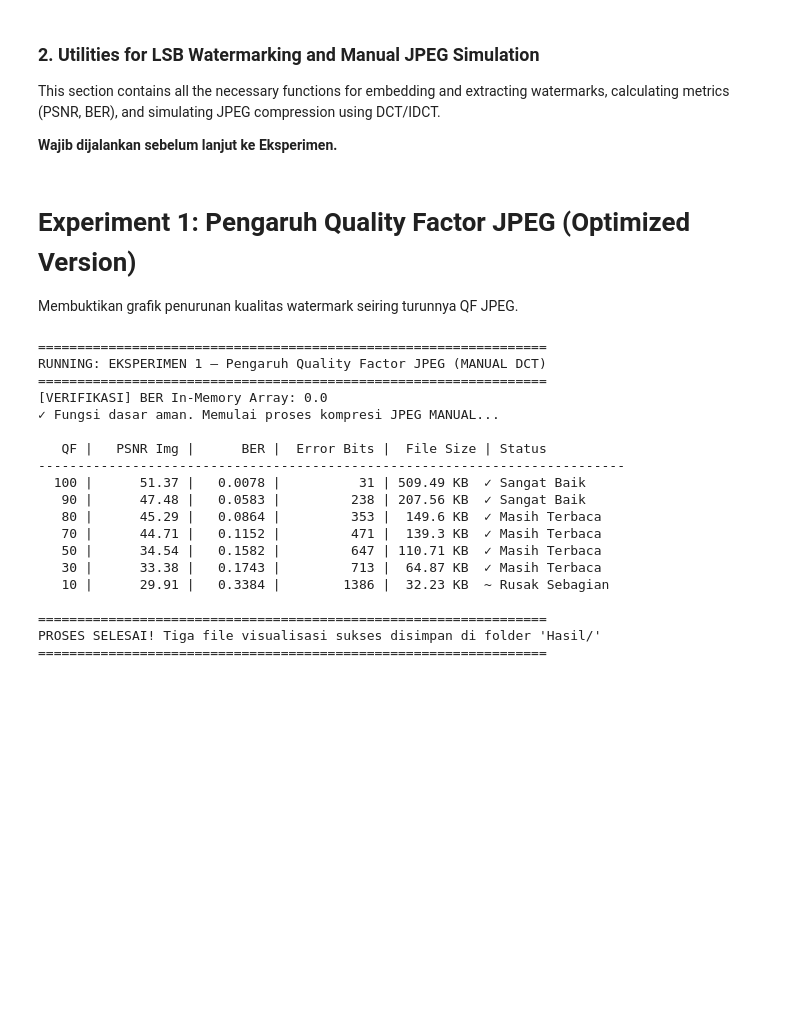
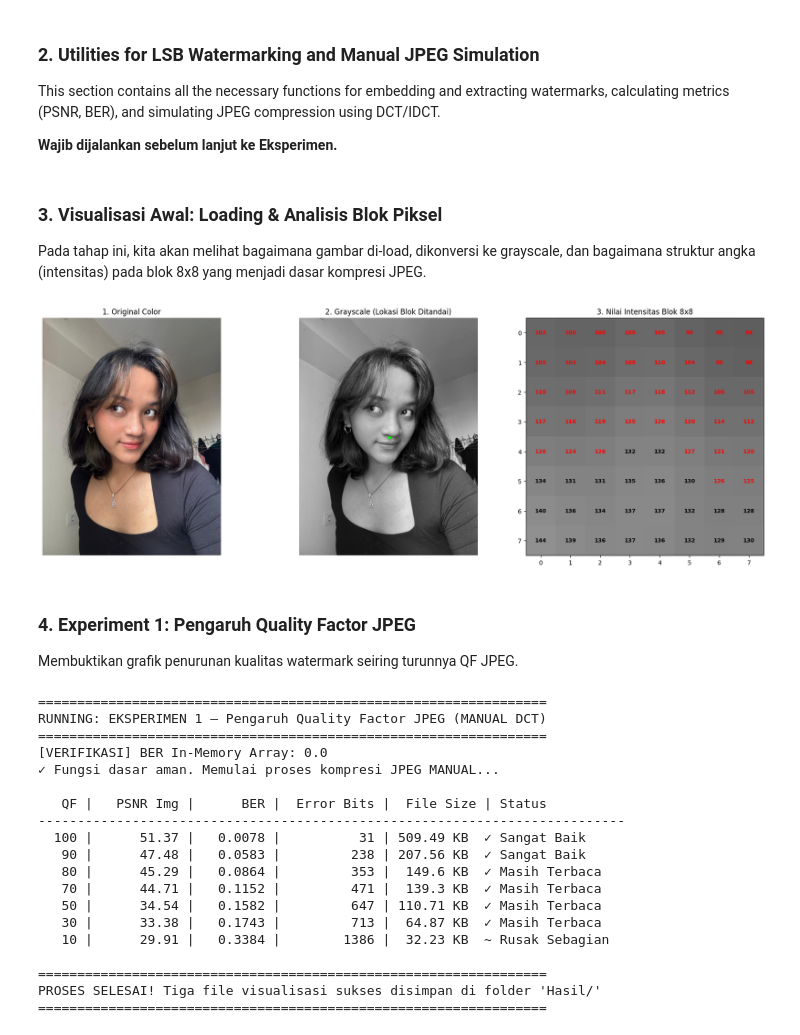
Before and after one commit to nadineoct/watermarking-sismul, a Jupyter notebook: tool/watermarking_analysis.ipynb, the cells around one changed output. Drawn from its saved outputs; the diff is of its cells as text; code cells hidden in the pictures; blank space fills up the shorter version.

Commit message:
Fix program bugs and add intial visualization

```diff
--- a/tool/watermarking_analysis.ipynb
+++ b/tool/watermarking_analysis.ipynb
@@ -225,8 +170,52 @@ def plot_metrics_table(data_rows, columns, title="Tabel Evaluasi"):
     plt.title(title, fontsize=12, fontweight='bold', pad=10)
     plt.tight_layout()
     return fig
+# %% [markdown]
+### 3. Visualisasi Awal: Loading & Analisis Blok Piksel
+
+Pada tahap ini, kita akan melihat bagaimana gambar di-load, dikonversi ke grayscale, dan bagaimana struktur angka (intensitas) pada blok 8x8 yang menjadi dasar kompresi JPEG.
+# %%
+IMAGE_PATH = "../data/face.jpeg"
+
+# 1. Load Original (Color) dan Grayscale
+img_color = cv2.imread(IMAGE_PATH, cv2.IMREAD_COLOR)
+img_color_rgb = cv2.cvtColor(img_color, cv2.COLOR_BGR2RGB)
+img_gray = cv2.cvtColor(img_color, cv2.COLOR_BGR2GRAY)
+
+# 2. Tentukan Koordinat Blok 8x8 (Tengah)
+h, w = img_gray.shape
+start_r, start_c = h // 2, w // 2
+block_8x8 = img_gray[start_r:start_r+8, start_c:start_c+8]
+
+# 3. Plotting 1 Baris (3 Foto)
+fig, (ax1, ax2, ax3) = plt.subplots(1, 3, figsize=(18, 6))
+
+# - Subplot 1: Color
+ax1.imshow(img_color_rgb)
+ax1.set_title("1. Original Color")
+ax1.axis('off')
+
+# - Subplot 2: Grayscale + Bounding Box (Lokasi Blok)
+ax2.imshow(img_gray, cmap='gray')
+rect = patches.Rectangle((start_c, start_r), 8, 8, linewidth=2, edgecolor='lime', facecolor='none')
+ax2.add_patch(rect)
+ax2.set_title("2. Grayscale (Lokasi Blok Ditandai)")
+ax2.axis('off')
+
+# - Subplot 3: Zoomed 8x8 Block with Numbers
+ax3.imshow(block_8x8, cmap='gray', vmin=0, vmax=255)
+ax3.set_title("3. Nilai Intensitas Blok 8x8")
+for i in range(8):
+    for j in range(8):
+        ax3.text(j, i, block_8x8[i, j], ha="center", va="center",
+                color="red" if block_8x8[i, j] < 128 else "black", fontsize=9, fontweight='bold')
+
+plt.tight_layout()
+plt.show()
+# %% [output]
+[figure, added]
 # %% [markdown]
-# Experiment 1: Pengaruh Quality Factor JPEG (Optimized Version)
+### 4. Experiment 1: Pengaruh Quality Factor JPEG
 
 Membuktikan grafik penurunan kualitas watermark seiring turunnya QF JPEG.
 # %%
```
Also changed, not shown: parts of 2 cells of this notebook.
